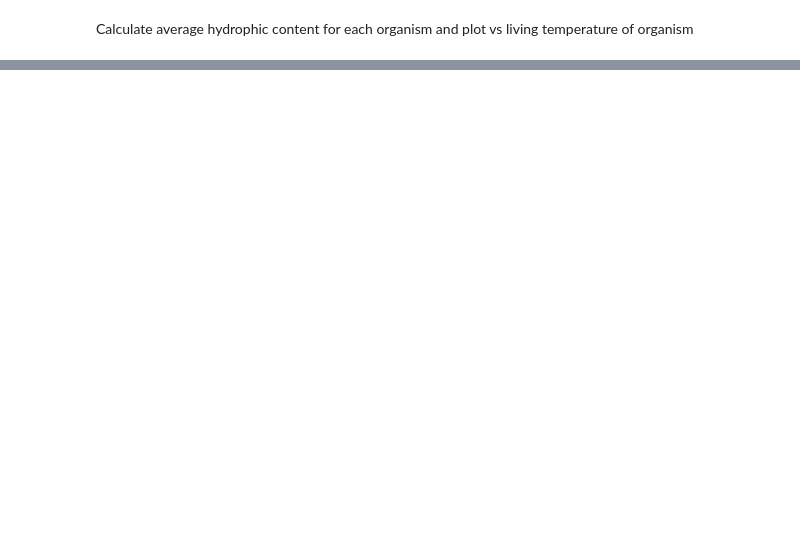
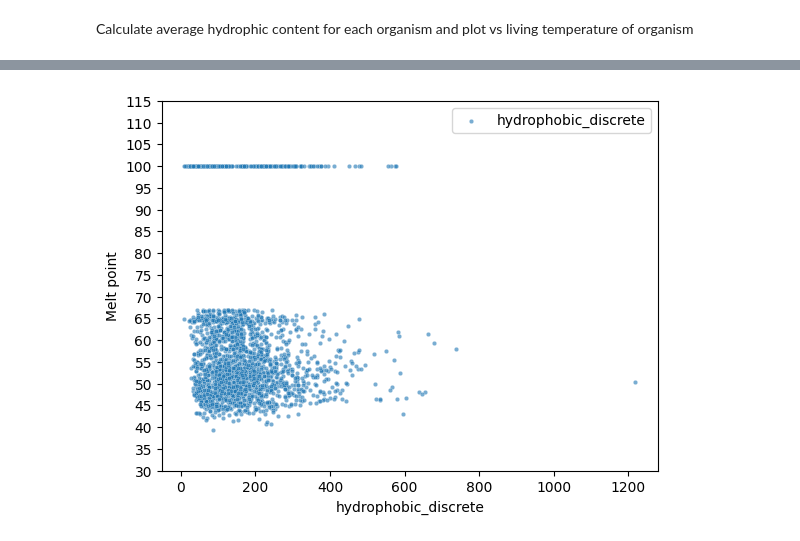
Before and after one commit to datascience-mobi-2024/topic04_02, a Jupyter notebook: Prokaryotes_project_Marik.ipynb, the cells around one changed output, grey strips where cells are left out. Saved outputs shown, nothing was run; the diff lists cells and outputs as text; code cells hidden in the pictures; blank space fills up the shorter version.

Commit message:
plotting hydrophobics

```diff
--- a/Prokaryotes_project_Marik.ipynb
+++ b/Prokaryotes_project_Marik.ipynb
@@ -277,0 +278,16 @@ plt.show()
+# %%
+#species_Ecoli_cells = species_Ecoli_cells.drop_duplicates(subset=['run_name', 'Protein_ID'], keep='first') #create new dataframe with only unique proteins
+#species_Ecoli_cells = species_Ecoli_cells.reset_index(drop=True) #reset index
+#species_Ecoli_cells['meltPoint'] = species_Ecoli_cells['meltPoint'].fillna(100)
+#from function import rel_aa
+
+#print(species_Ecoli_cells.dtypes)
+species_Ecoli_cells['meltPoint'] = species_Ecoli_cells['meltPoint'].astype('float64')
+species_Ecoli_cells['hydrophobic_discrete'] = species_Ecoli_cells['Sequence'].apply(lambda x: rel_aa_comp(x, AA_hydrophobic))
+species_Ecoli_cells['hydrophobic_discrete'] = species_Ecoli_cells['hydrophobic_discrete'].astype('float64')
+sns.scatterplot(data = species_Ecoli_cells, x = 'hydrophobic_discrete', y = 'meltPoint', label = 'hydrophobic_discrete', s= 10, alpha = 0.6)
+plt.ylabel('Melt point')
+plt.yticks(np.arange(30,120,5))
+plt.show()
+# %% [output]
+[figure, added]
```
Also changed, not shown: parts of 3 cells of this notebook.
